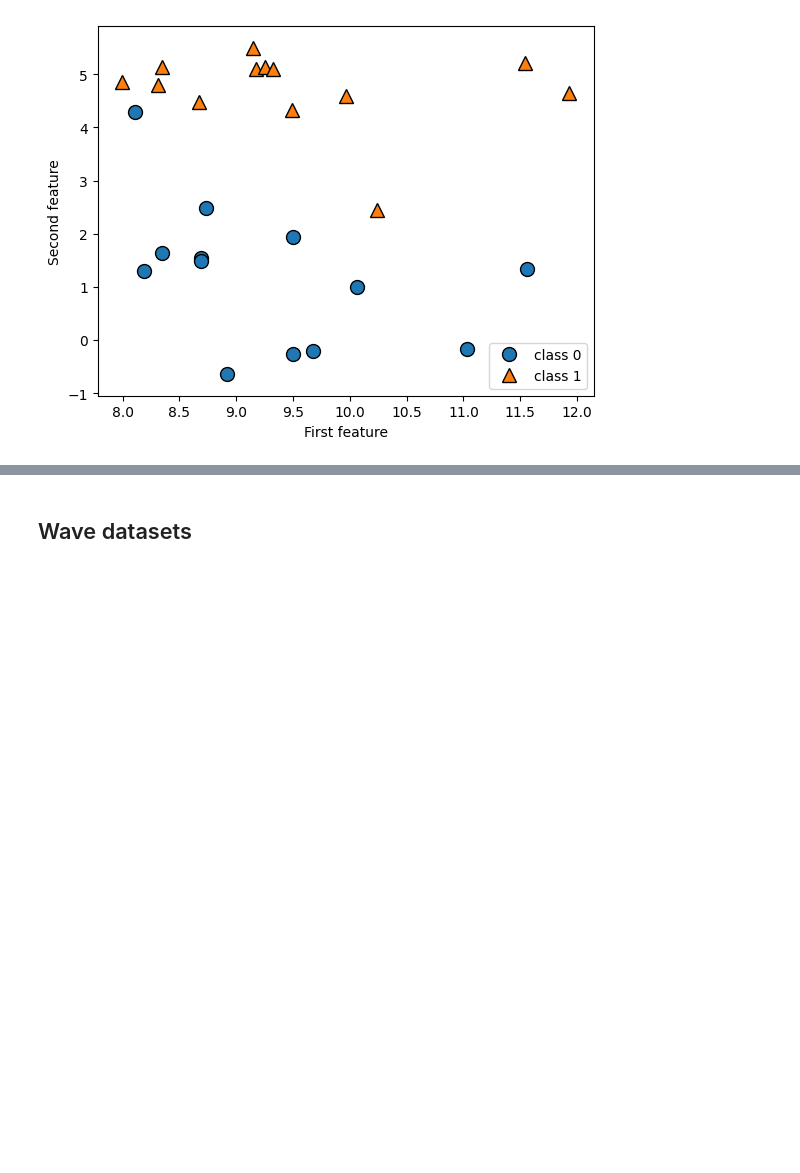
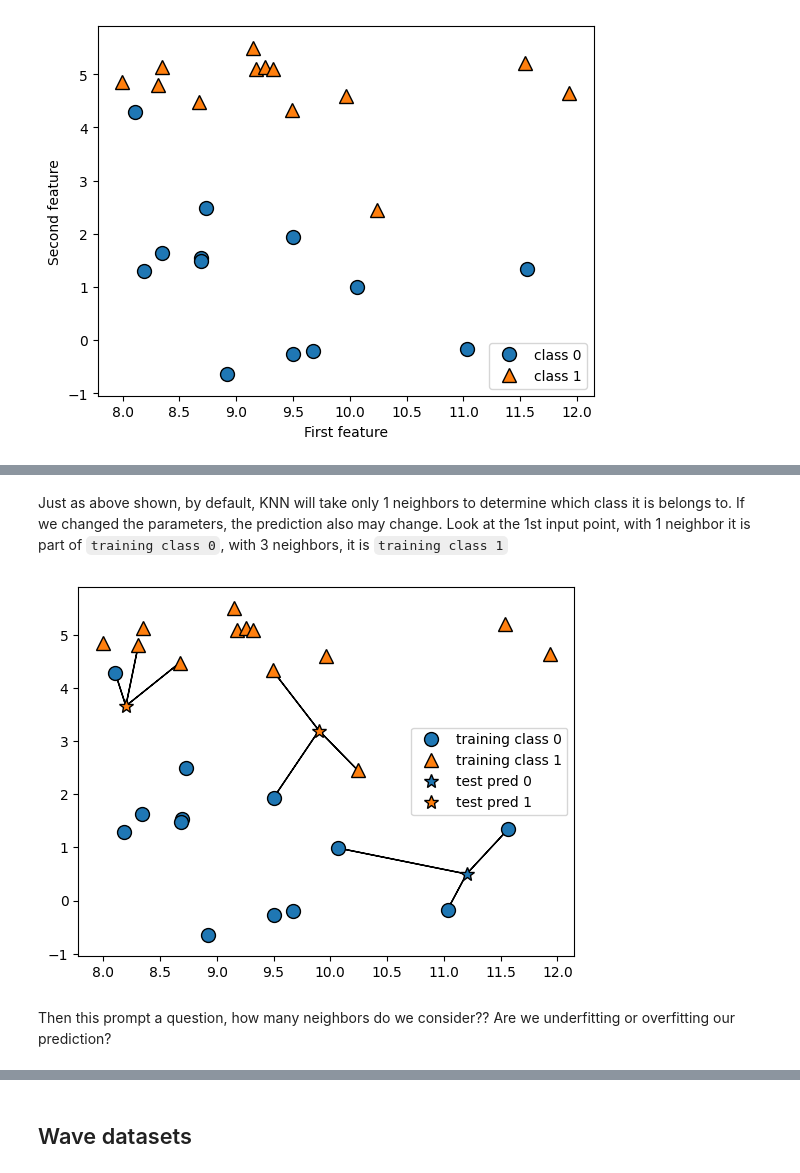
Before and after one commit to it-AVNG/ML_AI_study, a Jupyter notebook: intro2ML/chapter2/forge_data_set.ipynb, the cells around one changed output, grey strips where cells are left out. Drawn from its saved outputs; the diff is of its cells as text; code cells hidden in the pictures; blank space fills up the shorter version.

```diff
--- a/intro2ML/chapter2/forge_data_set.ipynb
+++ b/intro2ML/chapter2/forge_data_set.ipynb
@@ -22,0 +27,9 @@ Text(0, 0.5, 'Second feature')
+# %% [markdown]
+Just as above shown, by default, KNN will take only 1 neighbors to determine which class it is belongs to. If we changed the parameters, the prediction also may change.
+Look at the 1st input point, with 1 neighbor it is part of `training class 0`, with 3 neighbors, it is `training class 1`
+# %%
+mglearn.plots.plot_knn_classification(n_neighbors=3)
+# %% [output]
+[figure, added]
+# %% [markdown]
+Then this prompt a question, how many neighbors do we consider?? Are we underfitting or overfitting our prediction?
```
Also changed, not shown: parts of 6 cells of this notebook.
